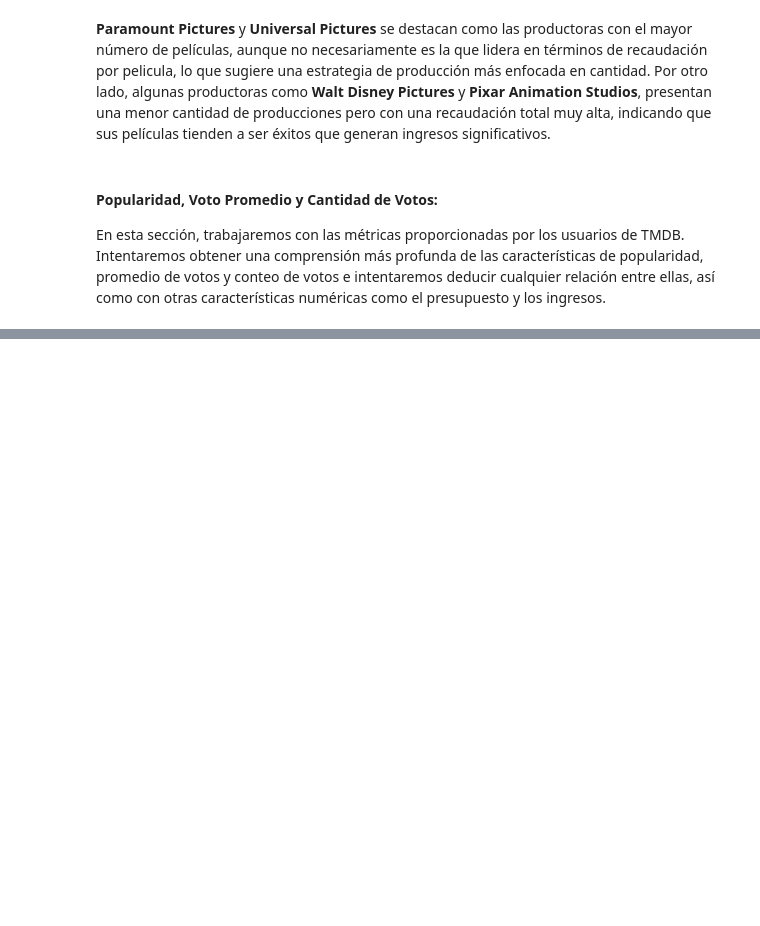
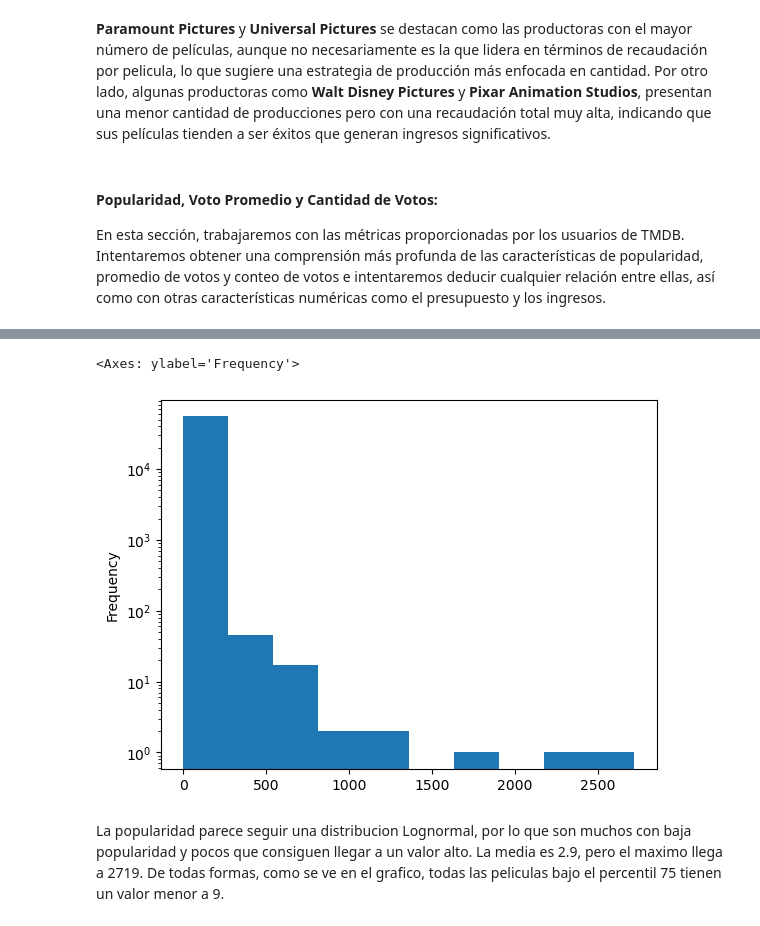
Before and after one commit to abrilnoguera/TMDBChatbot, a Jupyter notebook: trabajoAPA.ipynb, the cells around one changed output, grey strips where cells are left out. Drawn from its saved outputs; the diff is of its cells as text; code cells hidden in the pictures; blank space fills up the shorter version.

```diff
--- a/trabajoAPA.ipynb
+++ b/trabajoAPA.ipynb
@@ -444,3 +447,8 @@ plt.show()
 # %% [markdown]
 #### Popularidad, Voto Promedio y Cantidad de Votos:
 En esta sección, trabajaremos con las métricas proporcionadas por los usuarios de TMDB. Intentaremos obtener una comprensión más profunda de las características de popularidad, promedio de votos y conteo de votos e intentaremos deducir cualquier relación entre ellas, así como con otras características numéricas como el presupuesto y los ingresos.
+# %%
+# Convertir las columnas popularity, vote_count y vote_average a numéricas
+movies['popularity'] = pd.to_numeric(movies['popularity'], errors='coerce')
+movies['vote_count'] = pd.to_numeric(movies['vote_count'], errors='coerce')
+movies['vote_average'] = pd.to_numeric(movies['vote_average'], errors='coerce')
@@ -446,0 +467,9 @@ En esta sección, trabajaremos con las métricas proporcionadas por los usuarios
+# %%
+# Boxplot de la popularidad
+# sns.distplot(movies['popularity'])
+movies['popularity'].plot(logy=True, kind='hist')
+# %% [output]
+<Axes: ylabel='Frequency'>
+[figure, added]
+# %% [markdown]
+La popularidad parece seguir una distribucion Lognormal, por lo que son muchos con baja popularidad y pocos que consiguen llegar a un valor alto. La media es 2.9, pero el maximo llega a 2719. De todas formas, como se ve en el grafico, todas las peliculas bajo el percentil 75 tienen un valor menor a 9.
```
Also changed, not shown: parts of 20 cells of this notebook.
